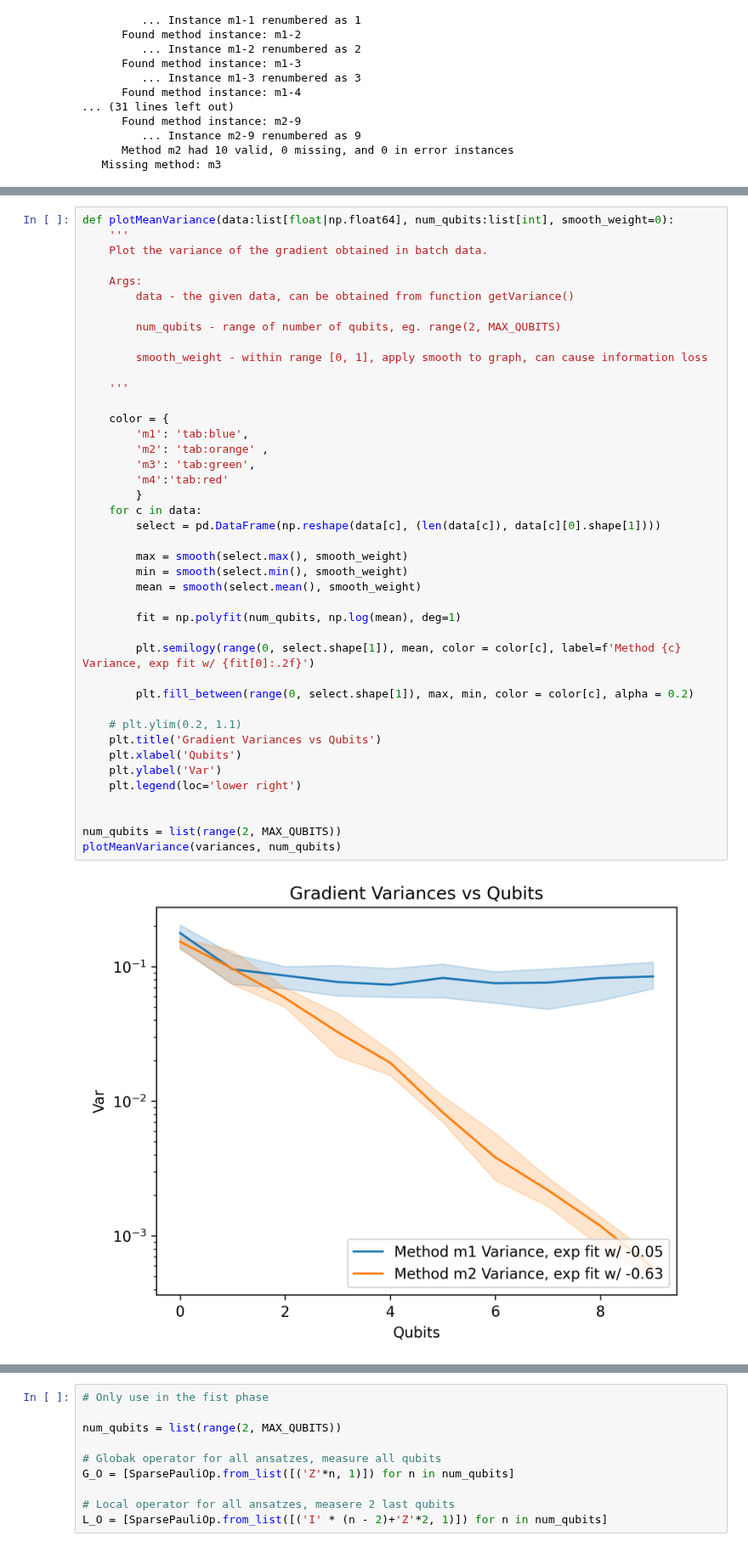
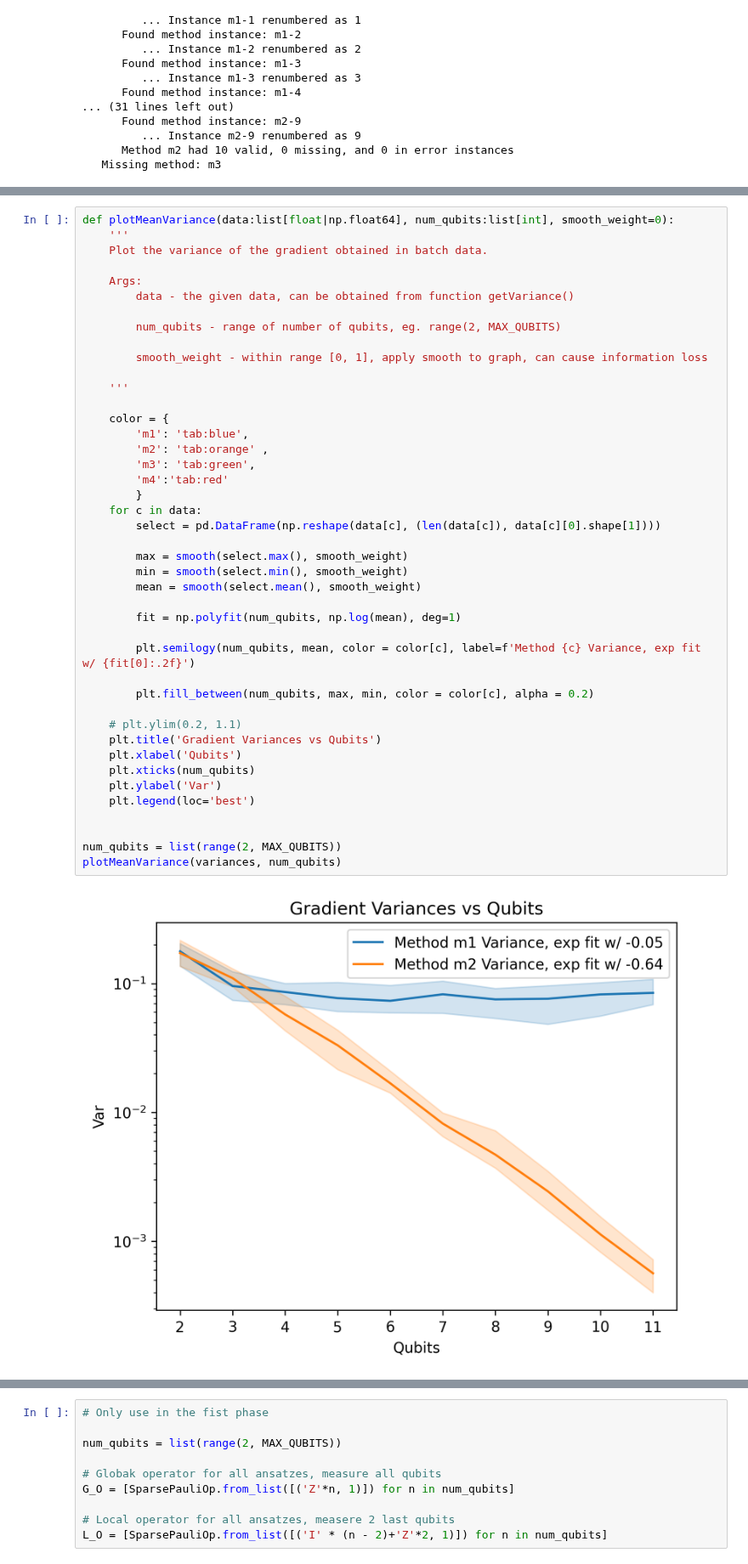
Before and after one commit to NNCT2904/VQA-Notes-v2, a Jupyter notebook: playground.ipynb, the cells around one changed output, grey strips where cells are left out. Shown at 85% size. Drawn from its saved outputs; the diff is of its cells as text.

Commit message:
fix xticks not follow qubit numbers

```diff
--- a/playground.ipynb
+++ b/playground.ipynb
@@ -91,37 +91,38 @@ def plotMeanVariance(data:list[float|np.float64], num_qubits:list[int], smooth_w
         smooth_weight - within range [0, 1], apply smooth to graph, can cause information loss
 
     '''
 
     color = {
         'm1': 'tab:blue',
         'm2': 'tab:orange' ,
         'm3': 'tab:green',
         'm4':'tab:red'
         }
     for c in data:
         select = pd.DataFrame(np.reshape(data[c], (len(data[c]), data[c][0].shape[1])))
 
         max = smooth(select.max(), smooth_weight)
         min = smooth(select.min(), smooth_weight)
         mean = smooth(select.mean(), smooth_weight)
 
         fit = np.polyfit(num_qubits, np.log(mean), deg=1)
 
-        plt.semilogy(range(0, select.shape[1]), mean, color = color[c], label=f'Method {c} Variance, exp fit w/ {fit[0]:.2f}')
+        plt.semilogy(num_qubits, mean, color = color[c], label=f'Method {c} Variance, exp fit w/ {fit[0]:.2f}')
 
-        plt.fill_between(range(0, select.shape[1]), max, min, color = color[c], alpha = 0.2)
+        plt.fill_between(num_qubits, max, min, color = color[c], alpha = 0.2)
 
     # plt.ylim(0.2, 1.1)
     plt.title('Gradient Variances vs Qubits')
     plt.xlabel('Qubits')
+    plt.xticks(num_qubits)
     plt.ylabel('Var')
-    plt.legend(loc='lower right')
+    plt.legend(loc='best')
 
 
 num_qubits = list(range(2, MAX_QUBITS))
 plotMeanVariance(variances, num_qubits)
 # %% [output]
-[figure, old version]
+[figure, new version]
 # %%
 def plot_method_data(losses, title='Instance Losses', dlabel='inst#', xlabel='Loss', ylabel='Iteration'):
     # create figure and axis
```
Also changed, not shown: parts of 1 cell of this notebook, 1 other file.
